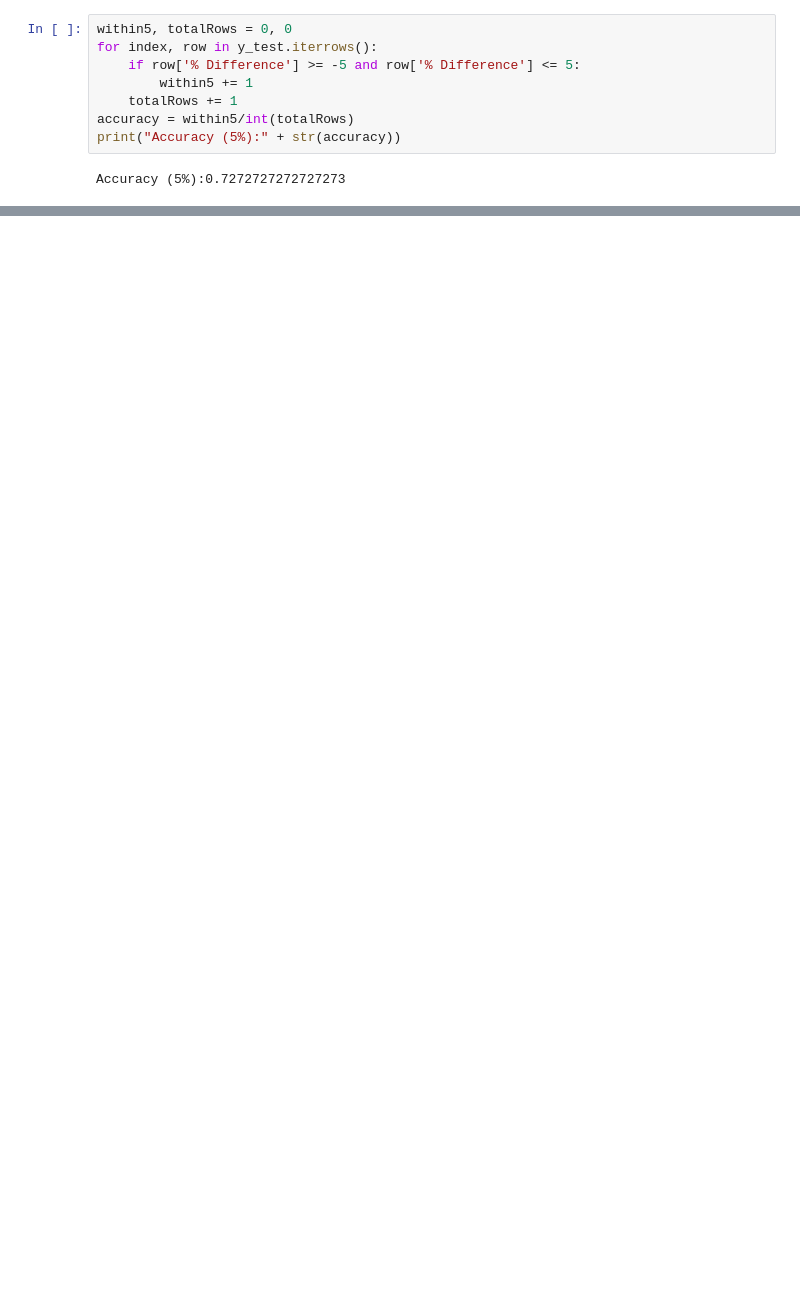
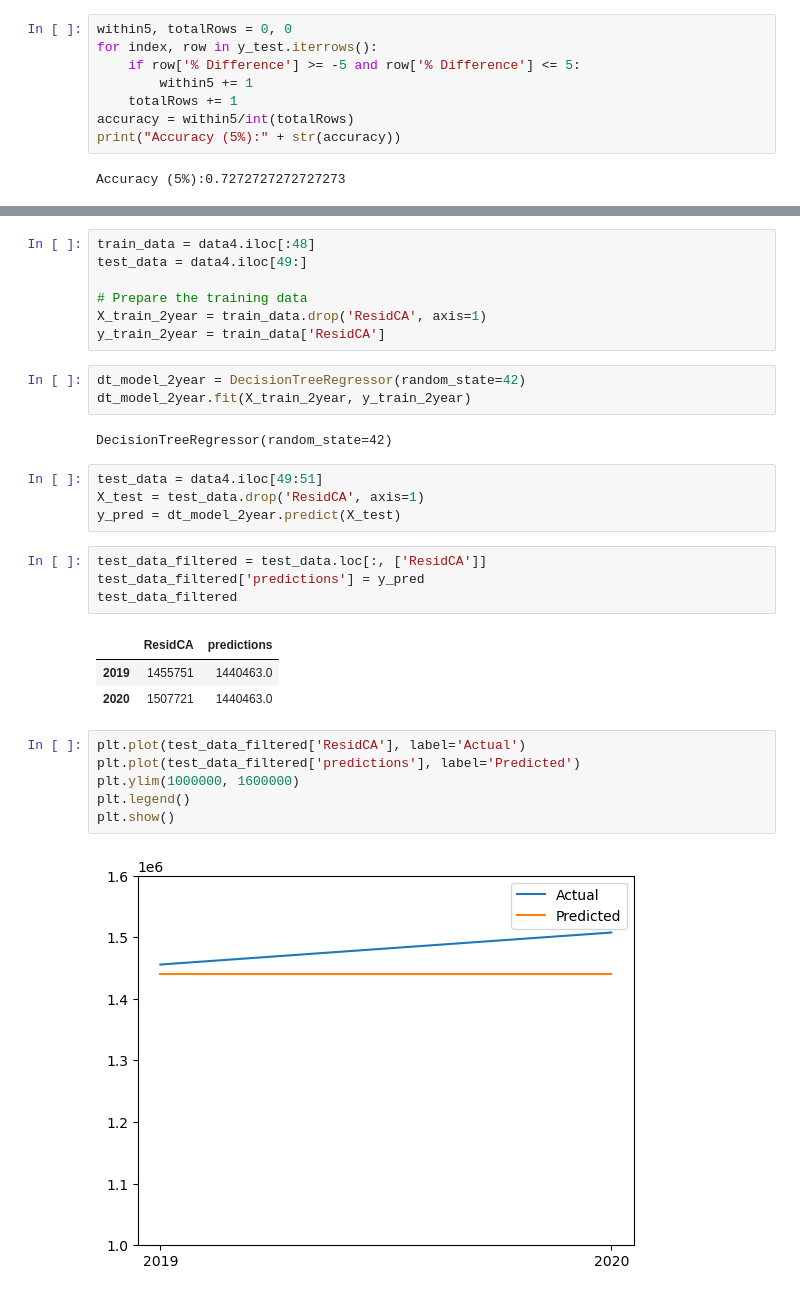
Before and after one commit to tianwin/EnergyPredictionCA, a Jupyter notebook: FrankDong/Decision Tree.ipynb, the cells around one changed output, grey strips where cells are left out. Drawn from its saved outputs; the diff is of its cells as text; blank space fills up the shorter version.

```diff
--- a/FrankDong/Decision Tree.ipynb
+++ b/FrankDong/Decision Tree.ipynb
@@ -103,0 +134,32 @@ Accuracy (5%):0.7272727272727273
+# %%
+train_data = data4.iloc[:48]
+test_data = data4.iloc[49:]
+
+# Prepare the training data
+X_train_2year = train_data.drop('ResidCA', axis=1)
+y_train_2year = train_data['ResidCA']
+# %%
+dt_model_2year = DecisionTreeRegressor(random_state=42)
+dt_model_2year.fit(X_train_2year, y_train_2year)
+# %% [output]
+DecisionTreeRegressor(random_state=42)
+# %%
+test_data = data4.iloc[49:51]
+X_test = test_data.drop('ResidCA', axis=1)
+y_pred = dt_model_2year.predict(X_test)
+# %%
+test_data_filtered = test_data.loc[:, ['ResidCA']]
+test_data_filtered['predictions'] = y_pred
+test_data_filtered
+# %% [output]
+|  | ResidCA | predictions |
+| 2019 | 1455751 | 1440463.0 |
+| 2020 | 1507721 | 1440463.0 |
+# %%
+plt.plot(test_data_filtered['ResidCA'], label='Actual')
+plt.plot(test_data_filtered['predictions'], label='Predicted')
+plt.ylim(1000000, 1600000)
+plt.legend()
+plt.show()
+# %% [output]
+[figure, added]
```
Also changed, not shown: parts of 23 cells of this notebook.
